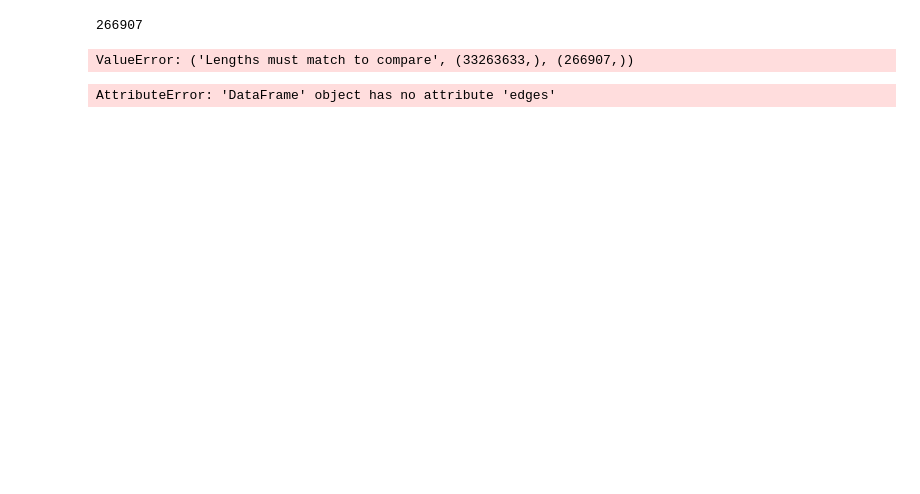
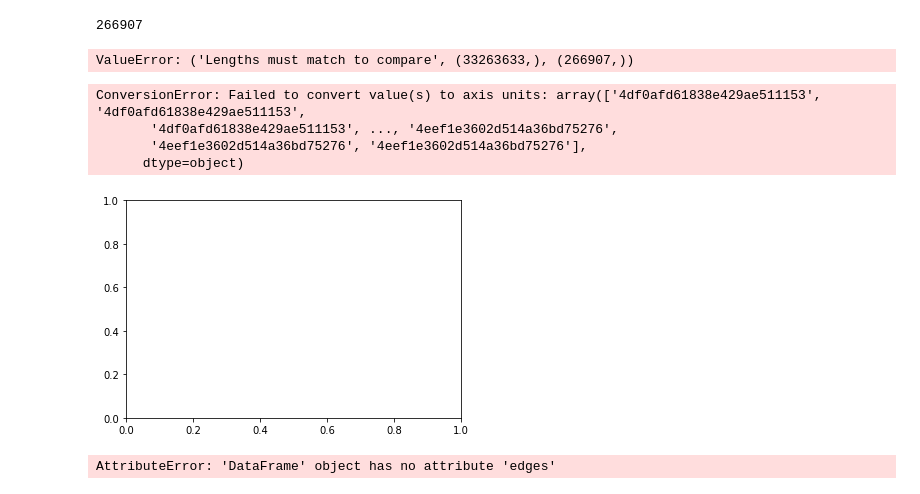
Before and after one commit to SW804F22/Recommender, a Jupyter notebook: Johan/Recommender.ipynb, the cells around one changed output. Saved outputs shown, nothing was run; the diff lists cells and outputs as text; code cells hidden in the pictures; blank space fills up the shorter version.

```diff
--- a/Johan/Recommender.ipynb
+++ b/Johan/Recommender.ipynb
@@ -73,9 +72,10 @@ Name: Uid, Length: 266909, dtype: int64
 # %%
 user_checkins_counts = checkins.groupby('Uid')['Pid'].count()
 # %%
-def create_checkin_subset(checkins_table):
+# Create a subset of a dataset with size n users
+def create_checkin_subset(checkins_table, n):
     subset = np.array([[0,0,0,0],[0,0,0,0]])
-    checkins_100_users = checkins_table['Uid'].sample(n=100, random_state=1)
+    checkins_100_users = checkins_table['Uid'].sample(n=n, random_state=1)
     for i in checkins_100_users:
         subset = np.append(subset, np.asarray(checkins_table[checkins_table['Uid'] == i].values), 0)
     return pd.DataFrame(subset[2::], columns=['Uid', 'Pid', 'Timestamp', 'TimezoneOffset'])
@@ -84,3 +82,6 @@ checkins_100_users = create_checkin_subset(checkins)
+# %%
+# Initialize the subset method
+checkins_100_users = create_checkin_subset(checkins, 100)
 # %%
 checkins_100_users
 ##points_checkins_counts = checkins.groupby('Pid')['Uid'].count()
@@ -98,3 +99,6 @@ checkins_100_users
 | 27406 | 133844 | 508e6a44e4b019412dbd3889 | Tue Aug 20 13:06:36 +0000 2013 | 420 |
 | 27407 | 133844 | 4e0f274762843e04afb24633 | Tue Aug 20 14:58:55 +0000 2013 | 420 |
 27408 rows × 4 columns
+# %%
+# Merge pois and checkins to one Dataframe
+checkin_data = checkins_100_users.merge(pois, on='Pid')
@@ -100,0 +121,3 @@ checkins_100_users
+# %%
+# create a matrix of Uid and Pid
+df = checkin_data.set_index('Uid').Pid.str.get_dummies(',')
@@ -128,6 +191,14 @@ def tabular_preview(checkins, n=15):
 
     plt.hist(top)
     plt.show()
+# %%
+tabular_preview(checkin_data)
+# %% [output]
+ConversionError: Failed to convert value(s) to axis units: array(['4df0afd61838e429ae511153', '4df0afd61838e429ae511153',
+       '4df0afd61838e429ae511153', ..., '4eef1e3602d514a36bd75276',
+       '4eef1e3602d514a36bd75276', '4eef1e3602d514a36bd75276'],
+      dtype=object)
+[figure, added]
 # %%
 A=nx.linalg.graphmatrix.adjacency_matrix(checkins_100_users).todense()
 L=nx.linalg.laplacianmatrix.laplacian_matrix(checkins_100_users).todense()
```
Also changed, not shown: parts of 5 cells of this notebook.
